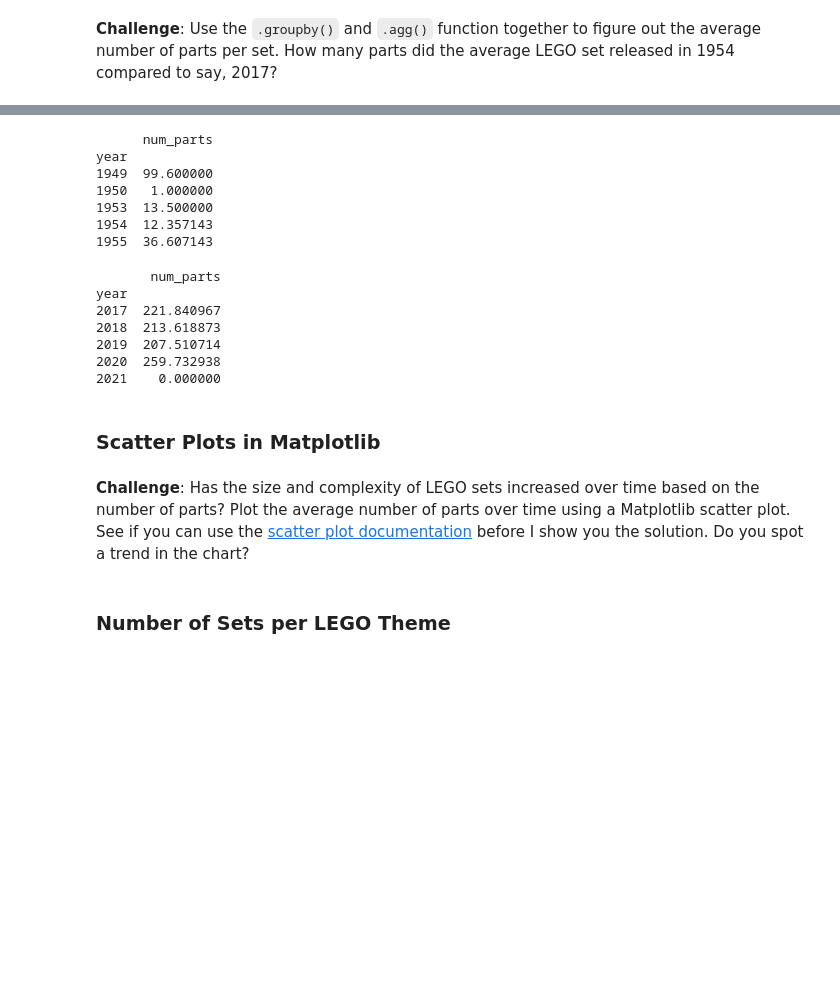
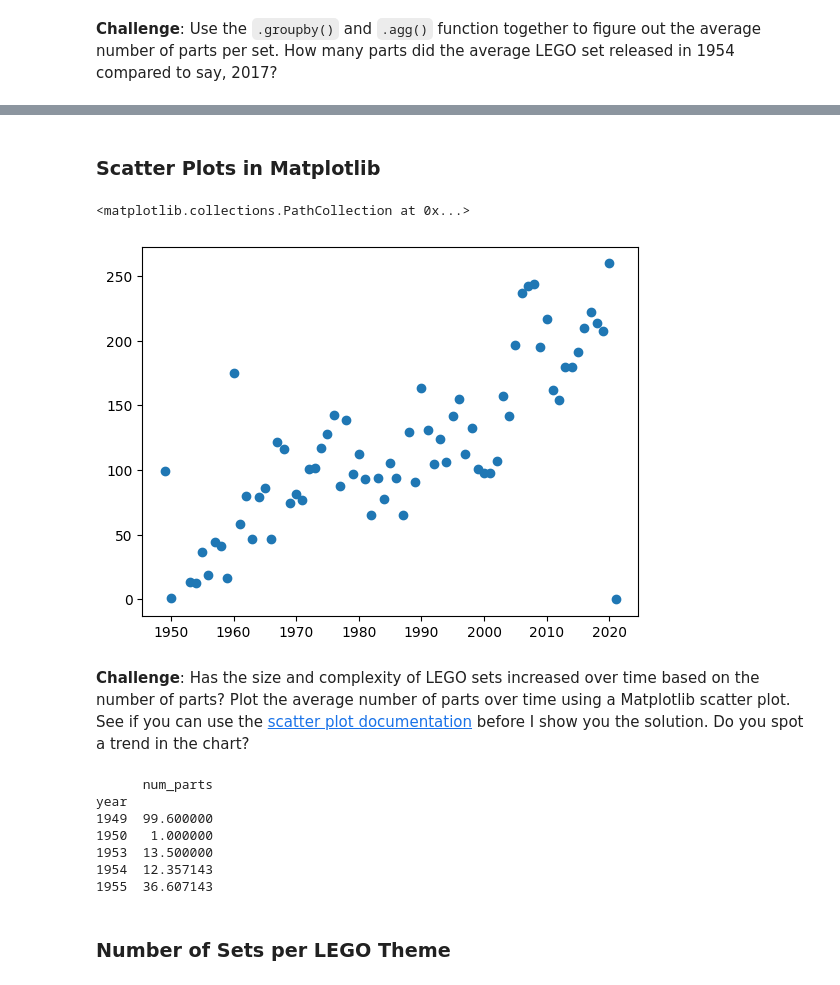
Before and after one commit to Witalka-Shelby/Python-100-Days, a Jupyter notebook: day 73/Lego_Analysis_for_Course_(start).ipynb, the cells around one changed output, grey strips where cells are left out. Drawn from its saved outputs; the diff is of its cells as text; code cells hidden in the pictures; blank space fills up the shorter version.

Commit message:
scatter

```diff
--- a/day 73/Lego_Analysis_for_Course_(start).ipynb
+++ b/day 73/Lego_Analysis_for_Course_(start).ipynb
@@ -215,3 +215,6 @@ Text(0, 0.5, 'Number of Themes')
 [figure]
 # %% [markdown]
 **Challenge**: Use the <code>.groupby()</code> and <code>.agg()</code> function together to figure out the average number of parts per set. How many parts did the average LEGO set released in 1954 compared to say, 2017?
+# %%
+parts_per_set = df_sets.groupby("year").agg({"num_parts": pd.Series.mean})
+parts_per_set.head()
@@ -218,3 +239,14 @@ Text(0, 0.5, 'Number of Themes')
+# %% [markdown]
+### Scatter Plots in Matplotlib
+# %%
+x_parts = parts_per_set.index
+y_parts = parts_per_set.values
+plt.scatter(x_parts, y_parts)
+# %% [output]
+<matplotlib.collections.PathCollection at 0x...>
+[figure, added]
+# %% [markdown]
+**Challenge**: Has the size and complexity of LEGO sets increased over time based on the number of parts? Plot the average number of parts over time using a Matplotlib scatter plot. See if you can use the [scatter plot documentation](https://matplotlib.org/3.1.0/api/_as_gen/matplotlib.pyplot.scatter.html) before I show you the solution. Do you spot a trend in the chart?
 # %%
 # themes_by_year = df_sets.groupby("year").agg({"theme_id": pd.Series.nunique})
 parts_per_set = df_sets.groupby("year").agg({"num_parts": pd.Series.mean})
@@ -227,20 +259,6 @@ year
 1953  13.500000
 1954  12.357143
 1955  36.607143
-# %%
-print(parts_per_set.tail())
-# %% [output]
-       num_parts
-year
-2017  221.840967
-2018  213.618873
-2019  207.510714
-2020  259.732938
-2021    0.000000
-# %% [markdown]
-### Scatter Plots in Matplotlib
-# %% [markdown]
-**Challenge**: Has the size and complexity of LEGO sets increased over time based on the number of parts? Plot the average number of parts over time using a Matplotlib scatter plot. See if you can use the [scatter plot documentation](https://matplotlib.org/3.1.0/api/_as_gen/matplotlib.pyplot.scatter.html) before I show you the solution. Do you spot a trend in the chart?
 # %% [markdown]
 ### Number of Sets per LEGO Theme
 # %% [markdown]
```
Also changed, not shown: parts of 4 cells of this notebook.
